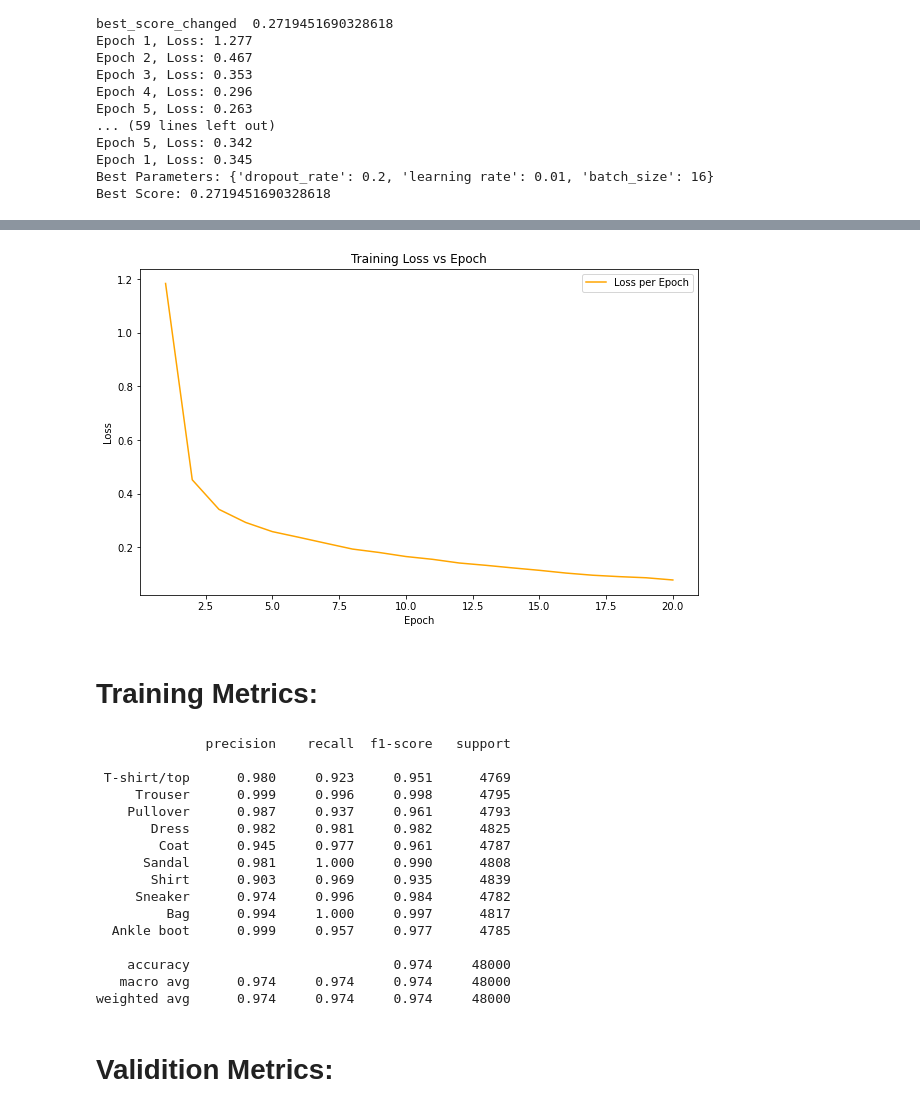
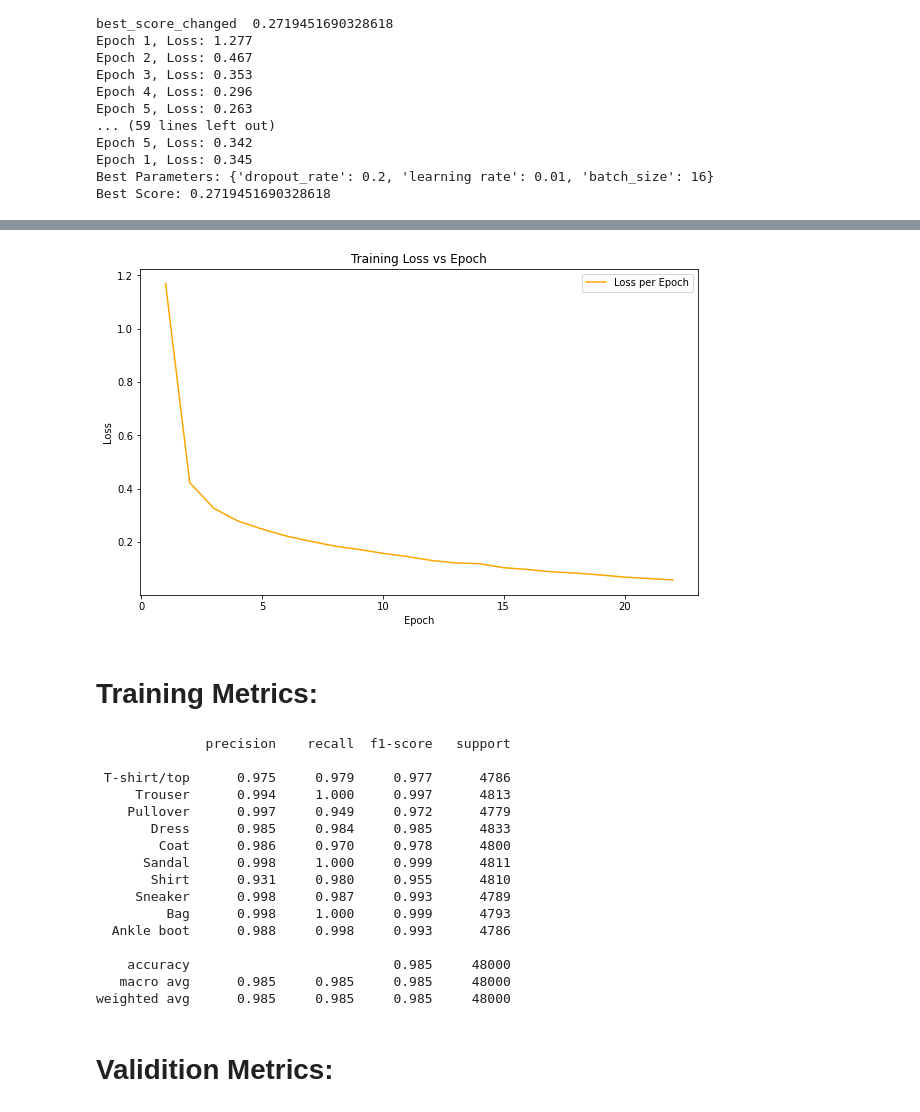
Before and after one commit to HusseinMansourMohd/Data_Minning_final_project, a Jupyter notebook: final_version(1).ipynb, the cells around one changed output, grey strips where cells are left out. Drawn from its saved outputs; the diff is of its cells as text; code cells hidden in the pictures.

```diff
--- a/final_version(1).ipynb
+++ b/final_version(1).ipynb
@@ -341,7 +351,7 @@ train_transforms = transforms.Compose([
 ])
 
 #enable GPU
-model = ComplexFashionMNISTNet(dropout_rate).to(device)
+model = ComplexFashionMNISTNet(dropout_rate=0.2).to(device)
 criterion = nn.CrossEntropyLoss()
 optimizer = optim.SGD(model.parameters(), lr=0.01, momentum=0.9)
 
@@ -396,14 +406,14 @@ Total Training Time: 559.00 seconds
 # %%
 import matplotlib.pyplot as plt
 plt.figure(figsize=(10, 6))
-plt.plot(range(1, 21), epoch_losses, label='Loss per Epoch',color="orange")
+plt.plot(range(1, 23), epoch_losses, label='Loss per Epoch',color="orange")
 plt.xlabel('Epoch')
 plt.ylabel('Loss')
 plt.title('Training Loss vs Epoch')
 plt.legend()
 plt.show()
 # %% [output]
-[figure, old version]
+[figure, new version]
 # %% [markdown]
 # Training Metrics:
 # %%
@@ -429,20 +439,20 @@ print(classification_report(y_true, y_pred, target_names=testset.classes, digits
 # %% [output]
               precision    recall  f1-score   support
 
- T-shirt/top      0.980     0.923     0.951      4769
-     Trouser      0.999     0.996     0.998      4795
-    Pullover      0.987     0.937     0.961      4793
-       Dress      0.982     0.981     0.982      4825
-        Coat      0.945     0.977     0.961      4787
-      Sandal      0.981     1.000     0.990      4808
-       Shirt      0.903     0.969     0.935      4839
-     Sneaker      0.974     0.996     0.984      4782
-         Bag      0.994     1.000     0.997      4817
-  Ankle boot      0.999     0.957     0.977      4785
+ T-shirt/top      0.975     0.979     0.977      4786
+     Trouser      0.994     1.000     0.997      4813
+    Pullover      0.997     0.949     0.972      4779
+       Dress      0.985     0.984     0.985      4833
+        Coat      0.986     0.970     0.978      4800
+      Sandal      0.998     1.000     0.999      4811
+       Shirt      0.931     0.980     0.955      4810
+     Sneaker      0.998     0.987     0.993      4789
+         Bag      0.998     1.000     0.999      4793
+  Ankle boot      0.988     0.998     0.993      4786
 
-    accuracy                          0.974     48000
-   macro avg      0.974     0.974     0.974     48000
-weighted avg      0.974     0.974     0.974     48000
+    accuracy                          0.985     48000
+   macro avg      0.985     0.985     0.985     48000
+weighted avg      0.985     0.985     0.985     48000
 # %% [markdown]
 # Validition Metrics:
 # %%
```
Also changed, not shown: parts of 12 cells of this notebook.
